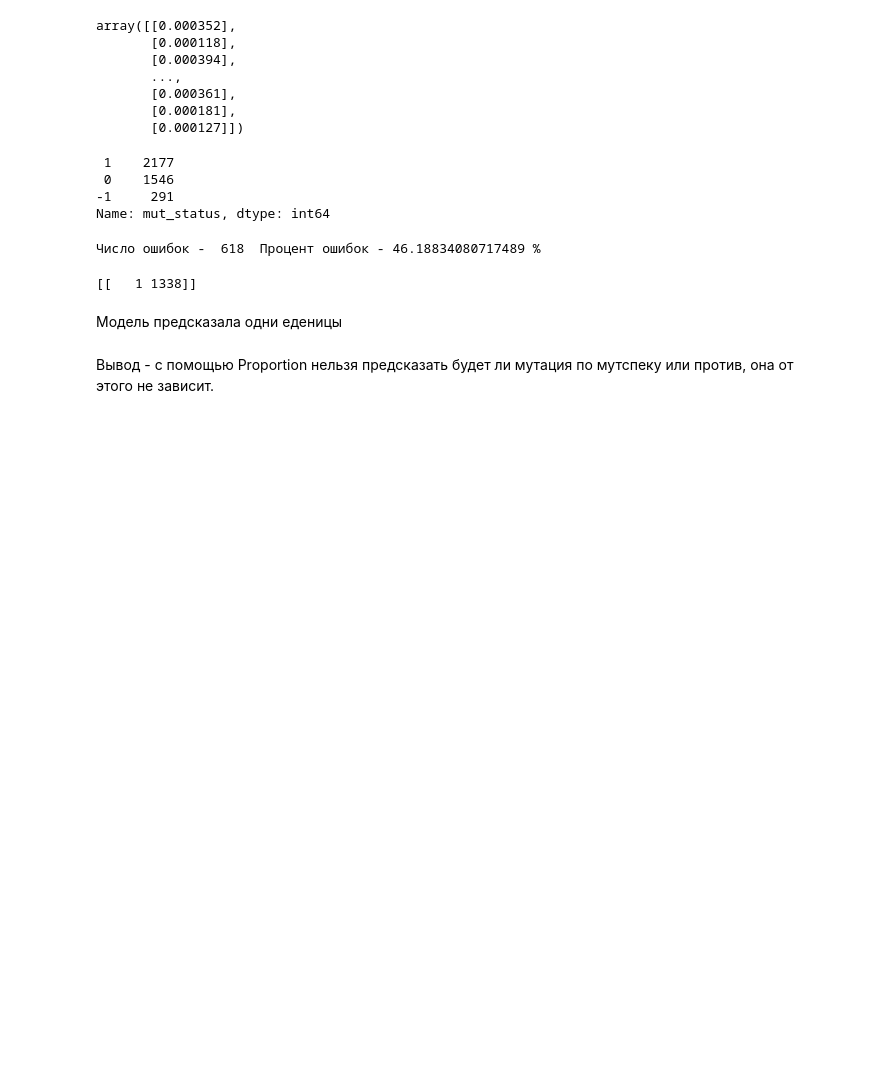
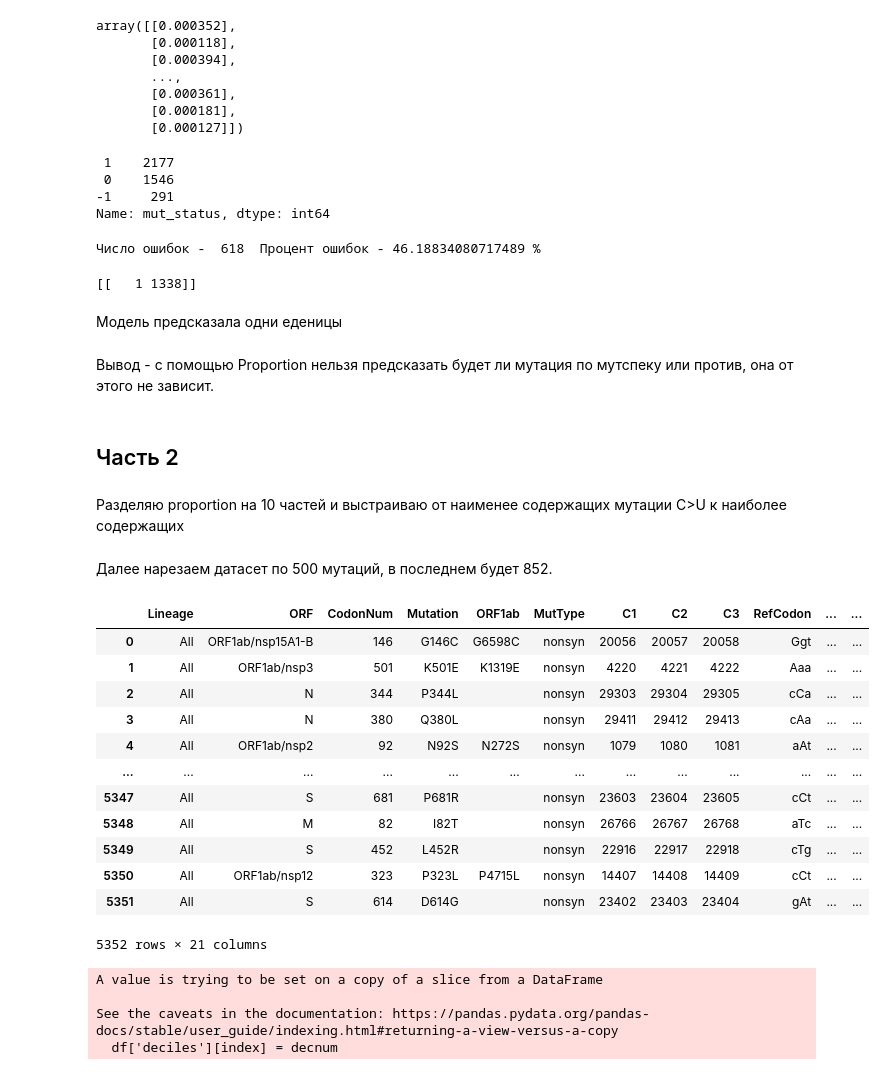
Before and after one commit to VoronkaAlexandr/Sars_Cov_2_MutSpec, a Jupyter notebook: Sars_Cov_2/cod/cov_glue_check.ipynb, the cells around one changed output. Cells and saved outputs as stored; diff of their text form; code cells hidden in the pictures; blank space fills up the shorter version.

```diff
--- a/Sars_Cov_2/cod/cov_glue_check.ipynb
+++ b/Sars_Cov_2/cod/cov_glue_check.ipynb
@@ -149,3 +153,7 @@ print(np.asarray((unique, counts)).T)
 Модель предсказала одни еденицы
 # %% [markdown]
 Вывод - с помощью Proportion нельзя предсказать будет ли мутация по мутспеку или против, она от этого не зависит.
+# %% [markdown]
+## Часть 2
+# %% [markdown]
+Разделяю proportion на 10 частей и выстраиваю от наименее содержащих мутации C>U к наиболее содержащих
@@ -151,0 +162,30 @@ print(np.asarray((unique, counts)).T)
+# %% [markdown]
+Далее нарезаем датасет по 500 мутаций, в последнем будет 852.
+# %%
+df
+# %% [output]
+|  | Lineage | ORF | CodonNum | Mutation | ORF1ab | MutType | C1 | C2 | C3 | RefCodon | ... | ... |
+| 0 | All | ORF1ab/nsp15A1-B | 146 | G146C | G6598C | nonsyn | 20056 | 20057 | 20058 | Ggt | ... | ... |
+| 1 | All | ORF1ab/nsp3 | 501 | K501E | K1319E | nonsyn | 4220 | 4221 | 4222 | Aaa | ... | ... |
+| 2 | All | N | 344 | P344L |  | nonsyn | 29303 | 29304 | 29305 | cCa | ... | ... |
+| 3 | All | N | 380 | Q380L |  | nonsyn | 29411 | 29412 | 29413 | cAa | ... | ... |
+| 4 | All | ORF1ab/nsp2 | 92 | N92S | N272S | nonsyn | 1079 | 1080 | 1081 | aAt | ... | ... |
+| ... | ... | ... | ... | ... | ... | ... | ... | ... | ... | ... | ... | ... |
+| 5347 | All | S | 681 | P681R |  | nonsyn | 23603 | 23604 | 23605 | cCt | ... | ... |
+| 5348 | All | M | 82 | I82T |  | nonsyn | 26766 | 26767 | 26768 | aTc | ... | ... |
+| 5349 | All | S | 452 | L452R |  | nonsyn | 22916 | 22917 | 22918 | cTg | ... | ... |
+| 5350 | All | ORF1ab/nsp12 | 323 | P323L | P4715L | nonsyn | 14407 | 14408 | 14409 | cCt | ... | ... |
+| 5351 | All | S | 614 | D614G |  | nonsyn | 23402 | 23403 | 23404 | gAt | ... | ... |
+5352 rows × 21 columns
+# %%
+decnum=0
+df['deciles'] = 0
+for index, row in df.iterrows():
+    if index % 500  == 0 and index != 5000:
+        decnum += 1
+    df['deciles'][index] = decnum
+# %% [output]
+A value is trying to be set on a copy of a slice from a DataFrame
+
+See the caveats in the documentation: https://pandas.pydata.org/pandas-docs/stable/user_guide/indexing.html#returning-a-view-versus-a-copy
+  df['deciles'][index] = decnum
```
Also changed, not shown: parts of 17 cells of this notebook.
